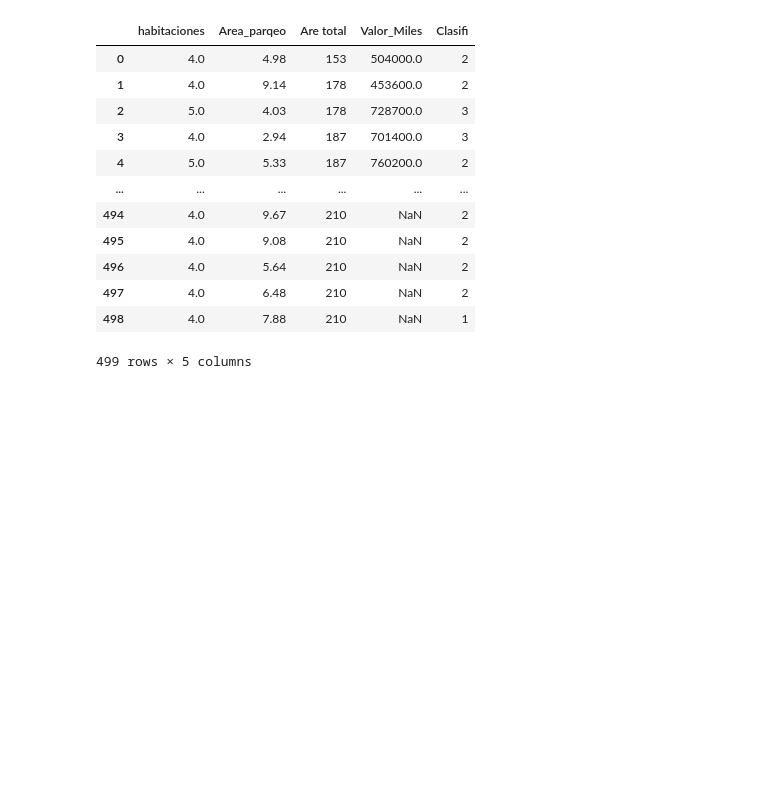
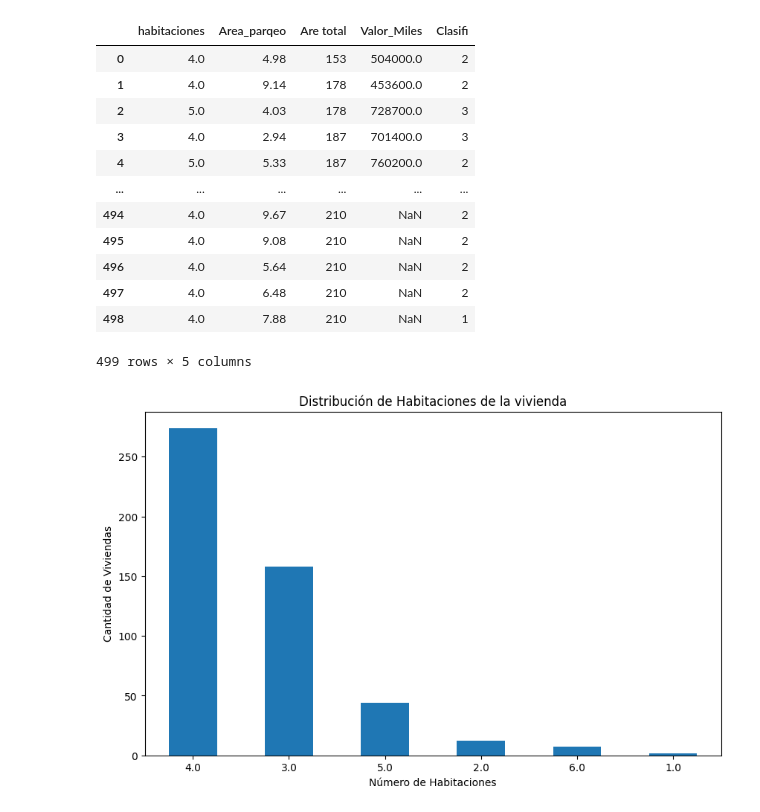
Before and after one commit to jjuandiego099/cuadernos-y-proyectos-IA, a Jupyter notebook: EDA.ipynb, the cells around one changed output. Cells and saved outputs as stored; diff of their text form; code cells hidden in the pictures; blank space fills up the shorter version.

```diff
--- a/EDA.ipynb
+++ b/EDA.ipynb
@@ -26,3 +26,22 @@ df
 | 497 | 4.0 | 6.48 | 210 | NaN | 2 |
 | 498 | 4.0 | 7.88 | 210 | NaN | 1 |
 499 rows × 5 columns
+# %%
+# prompt: grafica de barras de habitaciones
+
+import pandas as pd
+import matplotlib.pyplot as plt
+
+# Load the dataframe (assuming the previous code was executed)
+df=pd.read_csv('https://raw.githubusercontent.com/adiacla/bigdata/refs/heads/master/vivienda_clasificacion.csv')
+
+# Create the bar plot
+plt.figure(figsize=(10, 6))  # Adjust figure size as needed
+df['habitaciones'].value_counts().plot(kind='bar')
+plt.title('Distribución de Habitaciones de la vivienda')
+plt.xlabel('Número de Habitaciones')
+plt.ylabel('Cantidad de Viviendas')
+plt.xticks(rotation=0)  # Rotate x-axis labels if needed
+plt.show()
+# %% [output]
+[figure, added]
```
Also changed, not shown: parts of 10 cells of this notebook.
